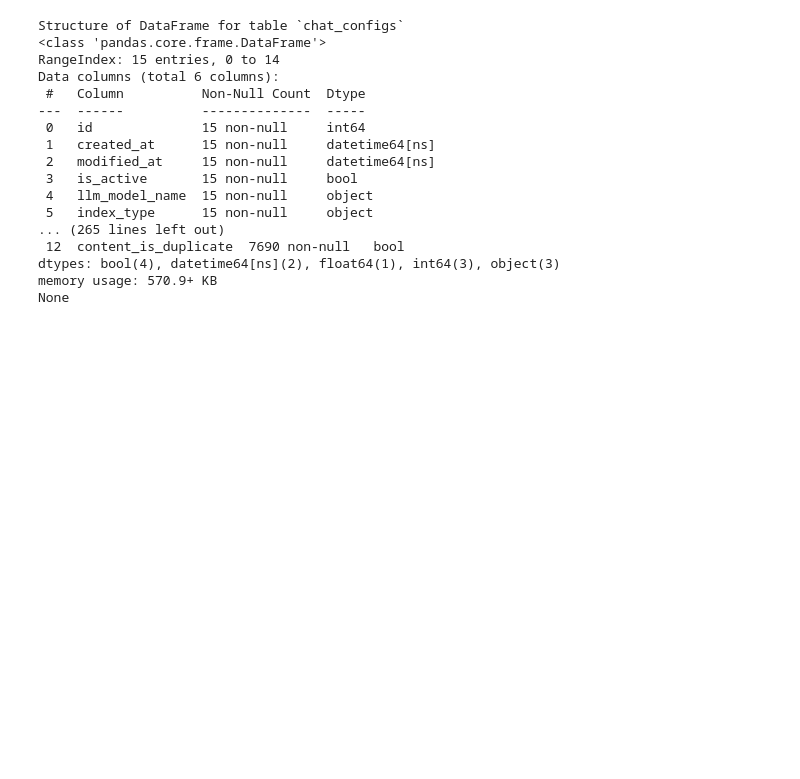
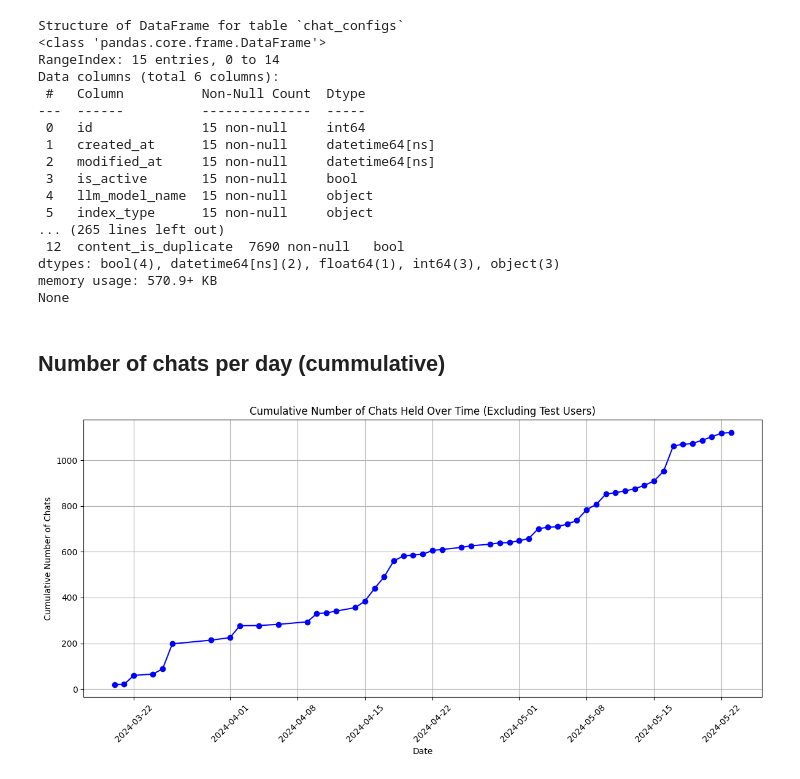
Before and after one commit to nattvara/DA231X, a Jupyter notebook: results/notebooks/usage.ipynb, the cells around one changed output. Drawn from its saved outputs; the diff is of its cells as text; code cells hidden in the pictures; blank space fills up the shorter version.

Commit message:
add number of chats per day (cummulative)

```diff
--- a/results/notebooks/usage.ipynb
+++ b/results/notebooks/usage.ipynb
@@ -68,3 +69,29 @@ Data columns (total 6 columns):
 dtypes: bool(4), datetime64[ns](2), float64(1), int64(3), object(3)
 memory usage: 570.9+ KB
 None
+# %% [markdown]
+## Number of chats per day (cummulative)
+# %%
+df_chats = dataframes['chats']
+df_sessions = dataframes['sessions']
+
+df_chats['created_at'] = pd.to_datetime(df_chats['created_at'])
+
+df_merged = pd.merge(df_chats, df_sessions[['id', 'is_test_user']], left_on='session_id', right_on='id', how='left')
+
+df_filtered = df_merged[df_merged['is_test_user'] == False]
+
+chats_per_day_filtered = df_filtered.groupby(df_filtered['created_at'].dt.date).size()
+chats_per_day_cumulative = chats_per_day_filtered.cumsum()
+
+plt.figure(figsize=(12, 6))
+plt.plot(chats_per_day_cumulative.index, chats_per_day_cumulative.values, marker='o', linestyle='-', color='b')
+plt.title('Cumulative Number of Chats Held Over Time (Excluding Test Users)')
+plt.xlabel('Date')
+plt.ylabel('Cumulative Number of Chats')
+plt.grid(True)
+plt.xticks(rotation=45)
+plt.tight_layout()
+plt.show()
+# %% [output]
+[figure, added]
```
Also changed, not shown: parts of 1 cell of this notebook.
